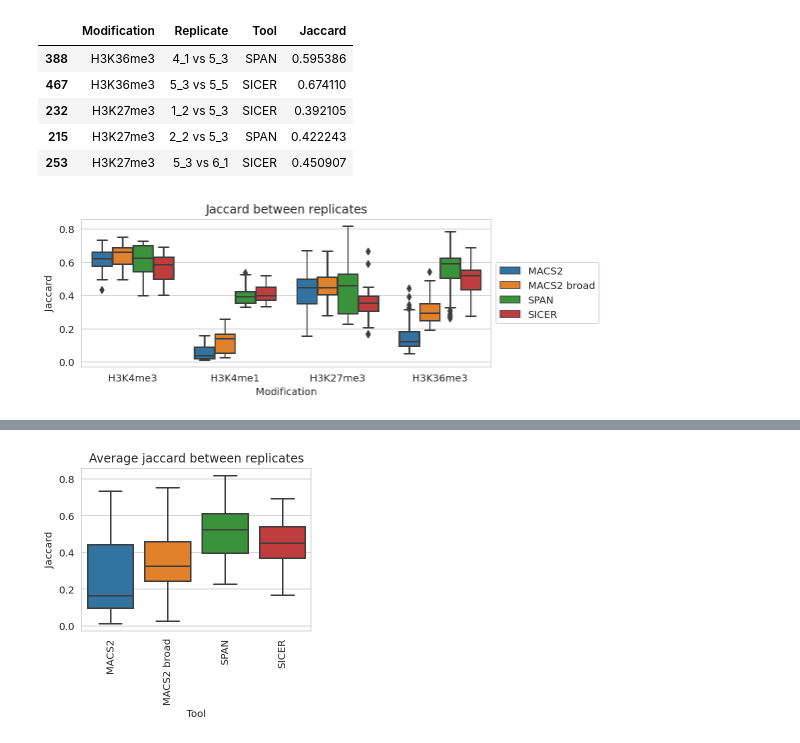
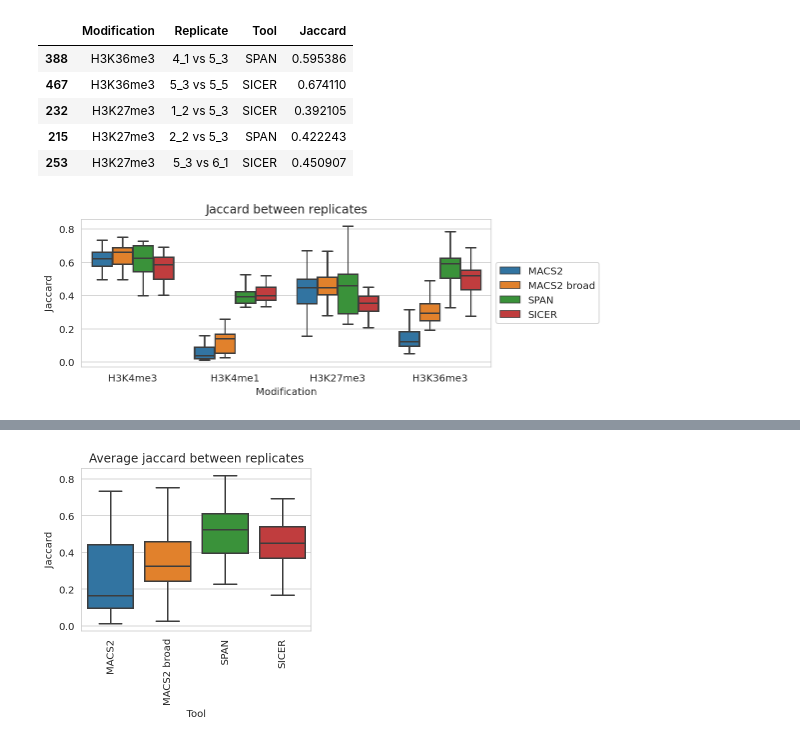
Before and after one commit to JetBrains-Research/peak-callers-analysis, a Jupyter notebook: 2022 - Comparative Analysis Benchmark.ipynb, the cells around one changed output, grey strips where cells are left out. Cells and saved outputs as stored; diff of their text form; code cells hidden in the pictures.

```diff
--- a/2022 - Comparative Analysis Benchmark.ipynb
+++ b/2022 - Comparative Analysis Benchmark.ipynb
@@ -475,17 +478,20 @@ rj.sample(5)
 | 253 | H3K27me3 | 5_3 vs 6_1 | SICER | 0.450907 |
 # %%
 plt.figure(figsize=(8, 3))
+# plt.figure(figsize=(6, 4))
 plt.title('Jaccard between replicates')
 g_results = sns.boxplot(data=rj, x='Modification', y='Jaccard', hue='Tool',
                         order=MODIFICATIONS,
                         hue_order=['MACS2', 'MACS2 broad', 'SPAN', 'SICER'],
+                        showfliers=False,
                         # capsize=.05, errwidth=2, edgecolor="black",
                         )
 # sns.boxplot(data=rj, x='Modification', y='Jaccard', hue='Tool')
 # Put a legend to the right of the current axis
 g_results.axes.legend(loc='center left', bbox_to_anchor=(1, 0.5))
+# ax.xaxis.set_tick_params(rotation=45)
 plt.tight_layout()
 plt.savefig(os.path.join(FIGURES_DIR, f'jaccard.{EXT}'), bbox_inches='tight', dpi=300)
 plt.show()
 # %% [output]
-[figure, old version]
+[figure, new version]
```
Also changed, not shown: parts of 7 cells of this notebook, 5 other files.
